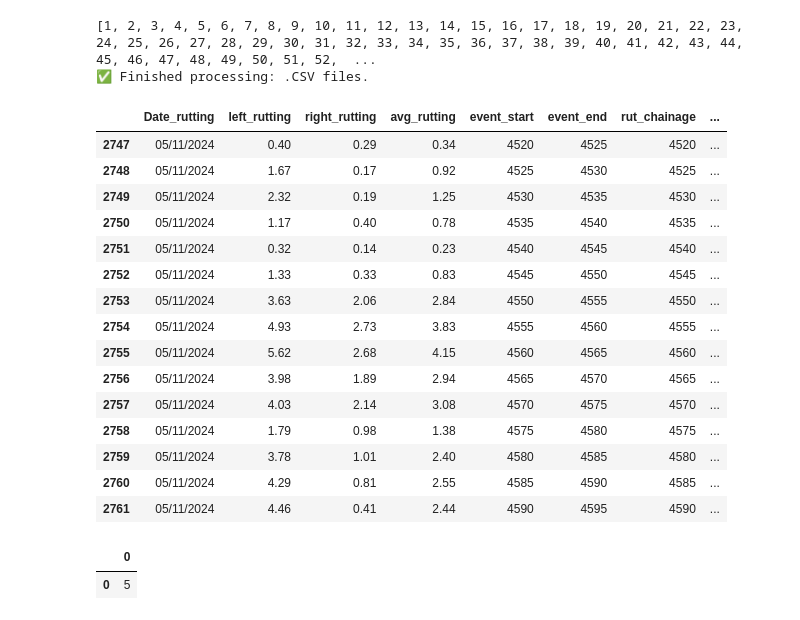
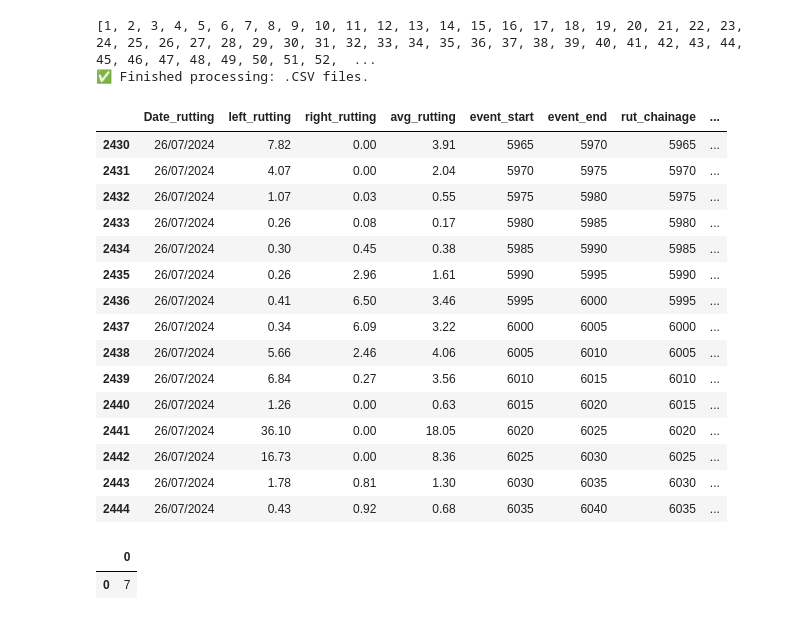
Before and after one commit to ISS-infra/xeno, a Jupyter notebook: xeno_edit_chainage-29-11-67.ipynb, the cells around one changed output. Cells and saved outputs as stored; diff of their text form; code cells hidden in the pictures.

```diff
--- a/xeno_edit_chainage-29-11-67.ipynb
+++ b/xeno_edit_chainage-29-11-67.ipynb
@@ -211,38 +211,37 @@ def process_fainal_df(output_dir):
 
     return joined_df, derived_values, final_df
 # %%
-# output_dir = r'D:\xenomatix\output'
-output_dir = r'E:\xeno1030\output'
+output_dir = r'D:\xenomatix\output'
 joined_df, derived_values, final_df = process_fainal_df(output_dir)
 
 # final_df.to_csv('joinjoin.csv')
 joined_df.tail(15)
 # %% [output]
 [1, 2, 3, 4, 5, 6, 7, 8, 9, 10, 11, 12, 13, 14, 15, 16, 17, 18, 19, 20, 21, 22, 23, 24, 25, 26, 27, 28, 29, 30, 31, 32, 33, 34, 35, 36, 37, 38, 39, 40, 41, 42, 43, 44, 45, 46, 47, 48, 49, 50, 51, 52,  ...
 ✅ Finished processing: .CSV files.
 |  | Date_rutting | left_rutting | right_rutting | avg_rutting | event_start | event_end | rut_chainage | ... |
-| 2747 | 05/11/2024 | 0.40 | 0.29 | 0.34 | 4520 | 4525 | 4520 | ... |
-| 2748 | 05/11/2024 | 1.67 | 0.17 | 0.92 | 4525 | 4530 | 4525 | ... |
-| 2749 | 05/11/2024 | 2.32 | 0.19 | 1.25 | 4530 | 4535 | 4530 | ... |
-| 2750 | 05/11/2024 | 1.17 | 0.40 | 0.78 | 4535 | 4540 | 4535 | ... |
-| 2751 | 05/11/2024 | 0.32 | 0.14 | 0.23 | 4540 | 4545 | 4540 | ... |
-| 2752 | 05/11/2024 | 1.33 | 0.33 | 0.83 | 4545 | 4550 | 4545 | ... |
-| 2753 | 05/11/2024 | 3.63 | 2.06 | 2.84 | 4550 | 4555 | 4550 | ... |
-| 2754 | 05/11/2024 | 4.93 | 2.73 | 3.83 | 4555 | 4560 | 4555 | ... |
-| 2755 | 05/11/2024 | 5.62 | 2.68 | 4.15 | 4560 | 4565 | 4560 | ... |
-| 2756 | 05/11/2024 | 3.98 | 1.89 | 2.94 | 4565 | 4570 | 4565 | ... |
-| 2757 | 05/11/2024 | 4.03 | 2.14 | 3.08 | 4570 | 4575 | 4570 | ... |
-| 2758 | 05/11/2024 | 1.79 | 0.98 | 1.38 | 4575 | 4580 | 4575 | ... |
-| 2759 | 05/11/2024 | 3.78 | 1.01 | 2.40 | 4580 | 4585 | 4580 | ... |
-| 2760 | 05/11/2024 | 4.29 | 0.81 | 2.55 | 4585 | 4590 | 4585 | ... |
-| 2761 | 05/11/2024 | 4.46 | 0.41 | 2.44 | 4590 | 4595 | 4590 | ... |
+| 2430 | 26/07/2024 | 7.82 | 0.00 | 3.91 | 5965 | 5970 | 5965 | ... |
+| 2431 | 26/07/2024 | 4.07 | 0.00 | 2.04 | 5970 | 5975 | 5970 | ... |
+| 2432 | 26/07/2024 | 1.07 | 0.03 | 0.55 | 5975 | 5980 | 5975 | ... |
+| 2433 | 26/07/2024 | 0.26 | 0.08 | 0.17 | 5980 | 5985 | 5980 | ... |
+| 2434 | 26/07/2024 | 0.30 | 0.45 | 0.38 | 5985 | 5990 | 5985 | ... |
+| 2435 | 26/07/2024 | 0.26 | 2.96 | 1.61 | 5990 | 5995 | 5990 | ... |
+| 2436 | 26/07/2024 | 0.41 | 6.50 | 3.46 | 5995 | 6000 | 5995 | ... |
+| 2437 | 26/07/2024 | 0.34 | 6.09 | 3.22 | 6000 | 6005 | 6000 | ... |
+| 2438 | 26/07/2024 | 5.66 | 2.46 | 4.06 | 6005 | 6010 | 6005 | ... |
+| 2439 | 26/07/2024 | 6.84 | 0.27 | 3.56 | 6010 | 6015 | 6010 | ... |
+| 2440 | 26/07/2024 | 1.26 | 0.00 | 0.63 | 6015 | 6020 | 6015 | ... |
+| 2441 | 26/07/2024 | 36.10 | 0.00 | 18.05 | 6020 | 6025 | 6020 | ... |
+| 2442 | 26/07/2024 | 16.73 | 0.00 | 8.36 | 6025 | 6030 | 6025 | ... |
+| 2443 | 26/07/2024 | 1.78 | 0.81 | 1.30 | 6030 | 6035 | 6030 | ... |
+| 2444 | 26/07/2024 | 0.43 | 0.92 | 0.68 | 6035 | 6040 | 6035 | ... |
 # %%
 df = pd.DataFrame(derived_values)
 
 df.head(1)
 # %% [output]
 |  | 0 |
-| 0 | 5 |
+| 0 | 7 |
 # %%
 final_df.head(10)
 # %% [output]
```
Also changed, not shown: parts of 6 cells of this notebook, 3 other files.
